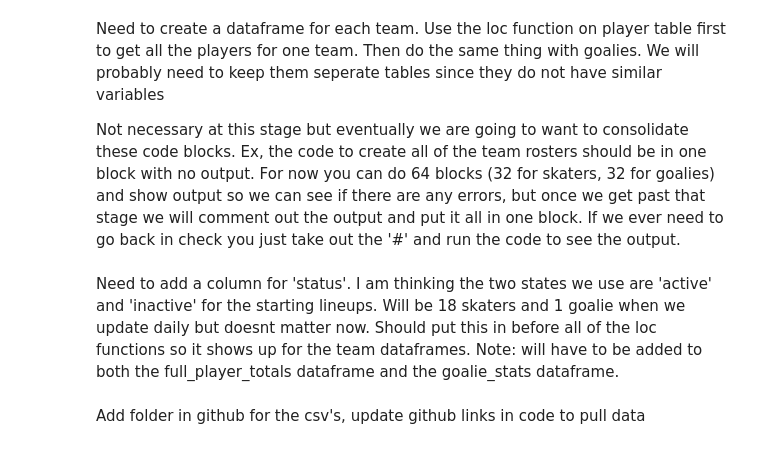
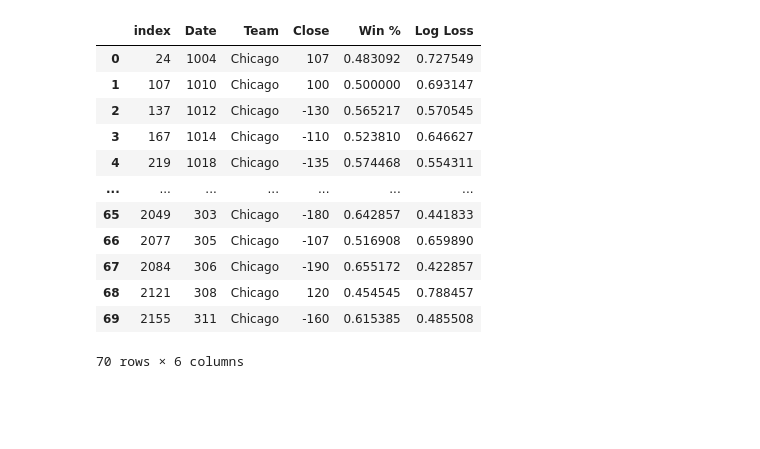
Before and after one commit to danmartin25/Hockey_Model, a Jupyter notebook: Betting Results.ipynb, the cells around one changed output. Drawn from its saved outputs; the diff is of its cells as text; code cells hidden in the pictures; blank space fills up the shorter version.

```diff
--- a/Betting Results.ipynb
+++ b/Betting Results.ipynb
@@ -198,8 +58,0 @@ SyntaxError: ignored
-# %% [markdown]
-Need to create a dataframe for each team. Use the loc function on player table first to get all the players for one team. Then do the same thing with goalies. We will probably need to keep them seperate tables since they do not have similar variables
-
-Not necessary at this stage but eventually we are going to want to consolidate these code blocks. Ex, the code to create all of the team rosters should be in one block with no output. For now you can do 64 blocks (32 for skaters, 32 for goalies) and show output so we can see if there are any errors, but once we get past that stage we will comment out the output and put it all in one block. If we ever need to go back in check you just take out the '#' and run the code to see the output.
-# %% [markdown]
-Need to add a column for 'status'. I am thinking the two states we use are 'active' and 'inactive' for the starting lineups. Will be 18 skaters and 1 goalie when we update daily but doesnt matter now. Should put this in before all of the loc functions so it shows up for the team dataframes. Note: will have to be added to both the full_player_totals dataframe and the goalie_stats dataframe.
-# %% [markdown]
-Add folder in github for the csv's, update github links in code to pull data
@@ -205,0 +92,51 @@ Add folder in github for the csv's, update github links in code to pull data
+# %%
+#Reset index for Team tables
+Avalanche_1920.reset_index(inplace=True)
+Blackhawks_1920.reset_index(inplace=True)
+Blue_Jackets_1920.reset_index(inplace=True)
+Blues_1920.reset_index(inplace=True)
+Bruins_1920.reset_index(inplace=True)
+Canadiens_1920.reset_index(inplace=True)
+Canucks_1920.reset_index(inplace=True)
+Capitals_1920.reset_index(inplace=True)
+Coyotes_1920.reset_index(inplace=True)
+Devils_1920.reset_index(inplace=True)
+Ducks_1920.reset_index(inplace=True)
+Flames_1920.reset_index(inplace=True)
+Flyers_1920.reset_index(inplace=True)
+Hurricanes_1920.reset_index(inplace=True)
+Islanders_1920.reset_index(inplace=True)
+Jets_1920.reset_index(inplace=True)
+Kings_1920.reset_index(inplace=True)
+Knights_1920.reset_index(inplace=True)
+Leafs_1920.reset_index(inplace=True)
+Lightning_1920.reset_index(inplace=True)
+Oilers_1920.reset_index(inplace=True)
+Panthers_1920.reset_index(inplace=True)
+Penguins_1920.reset_index(inplace=True)
+Predators_1920.reset_index(inplace=True)
+Rangers_1920.reset_index(inplace=True)
+Red_Wings_1920.reset_index(inplace=True)
+Sabres_1920.reset_index(inplace=True)
+Senators_1920.reset_index(inplace=True)
+Sharks_1920.reset_index(inplace=True)
+Stars_1920.reset_index(inplace=True)
+Wild_1920.reset_index(inplace=True)
+# %%
+#Restrict data to just regular season games.
+Avalanche_1920.iloc[:70]
+Blackhawks_1920.iloc[:70]
+# %% [output]
+|  | index | Date | Team | Close | Win % | Log Loss |
+| 0 | 24 | 1004 | Chicago | 107 | 0.483092 | 0.727549 |
+| 1 | 107 | 1010 | Chicago | 100 | 0.500000 | 0.693147 |
+| 2 | 137 | 1012 | Chicago | -130 | 0.565217 | 0.570545 |
+| 3 | 167 | 1014 | Chicago | -110 | 0.523810 | 0.646627 |
+| 4 | 219 | 1018 | Chicago | -135 | 0.574468 | 0.554311 |
+| ... | ... | ... | ... | ... | ... | ... |
+| 65 | 2049 | 303 | Chicago | -180 | 0.642857 | 0.441833 |
+| 66 | 2077 | 305 | Chicago | -107 | 0.516908 | 0.659890 |
+| 67 | 2084 | 306 | Chicago | -190 | 0.655172 | 0.422857 |
+| 68 | 2121 | 308 | Chicago | 120 | 0.454545 | 0.788457 |
+| 69 | 2155 | 311 | Chicago | -160 | 0.615385 | 0.485508 |
+70 rows × 6 columns
```
Also changed, not shown: parts of 19 cells of this notebook.
